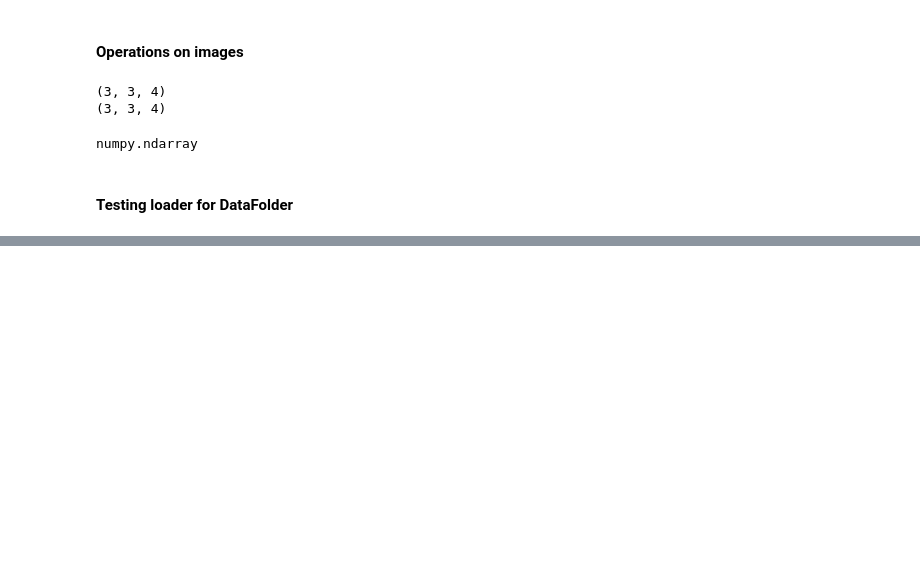
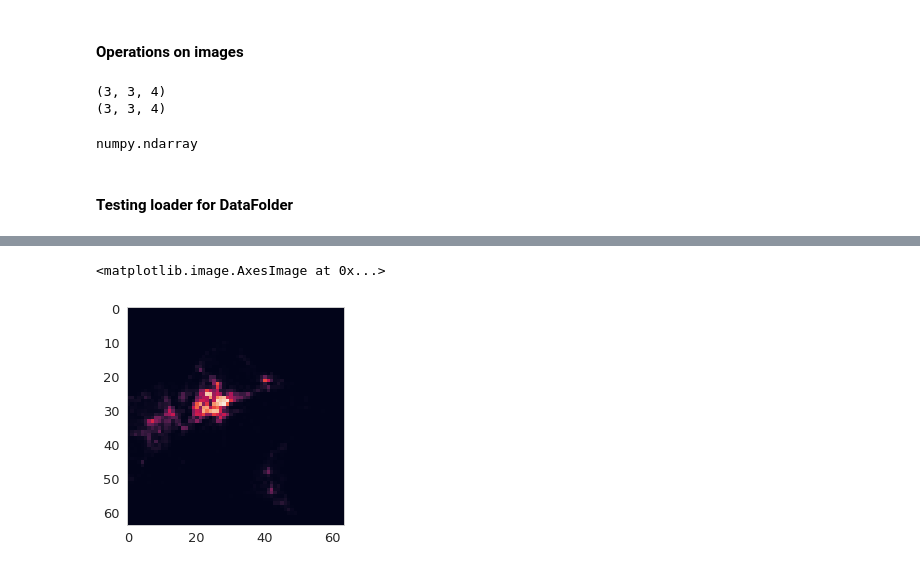
Before and after one commit to adrianalbert/citygan, a Jupyter notebook: experiments/scratch & testing.ipynb, the cells around one changed output, grey strips where cells are left out. Saved outputs shown, nothing was run; the diff lists cells and outputs as text; code cells hidden in the pictures; blank space fills up the shorter version.

```diff
--- a/experiments/scratch & testing.ipynb
+++ b/experiments/scratch & testing.ipynb
@@ -198,0 +268,5 @@ ndarr = save_image_channels(dat, filename="./bla.png", ncol=10, padding=10, take
+# %%
+plt.imshow(dat[1,1].numpy())
+# %% [output]
+<matplotlib.image.AxesImage at 0x...>
+[figure, added]
```
Also changed, not shown: parts of 14 cells of this notebook, 2 other files.
